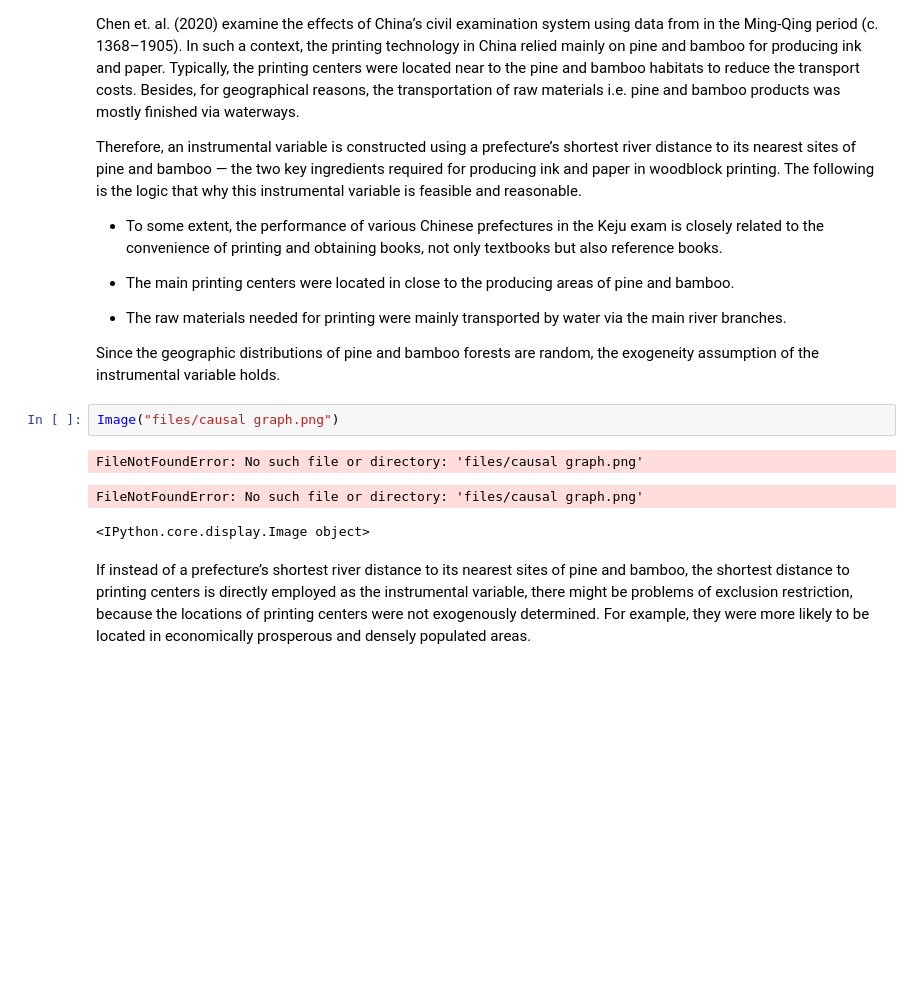
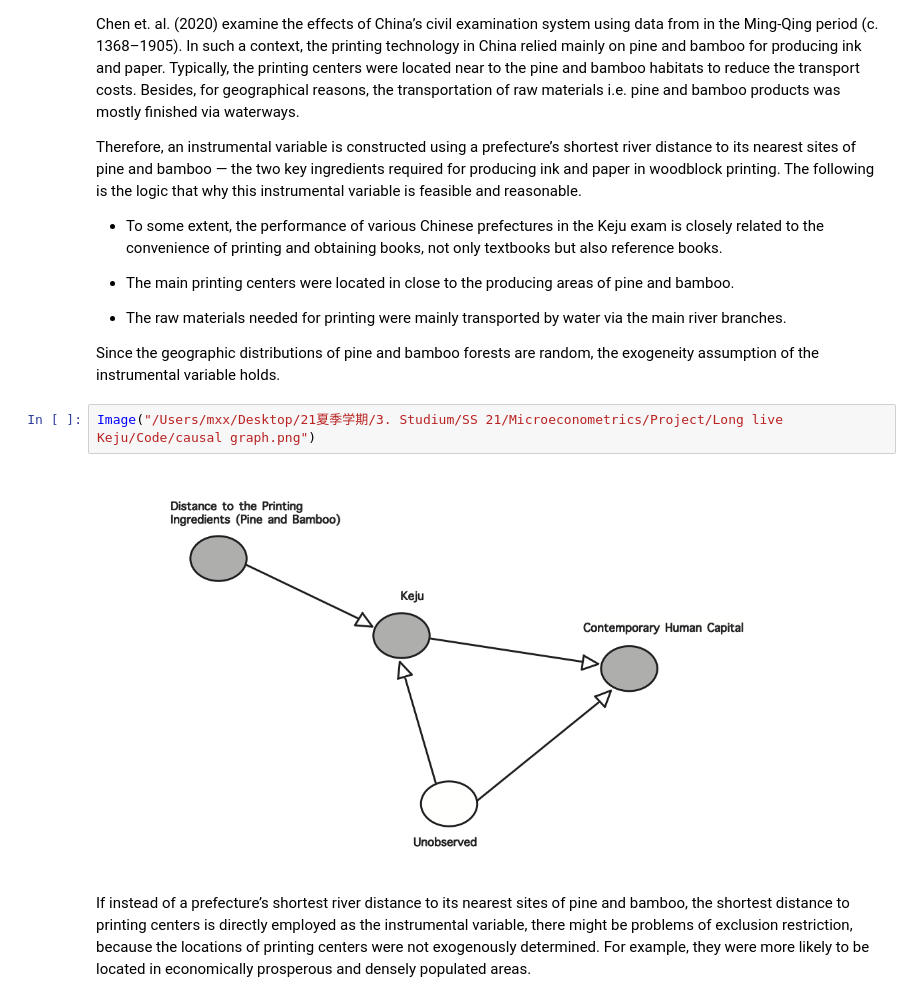
Before and after one commit to Mengxi-20/ose-data-science-course-project-Mengxi-20, a Jupyter notebook: replication-notebook.ipynb, the cells around one changed output. Drawn from its saved outputs; the diff is of its cells as text; blank space fills up the shorter version.

```diff
--- a/replication-notebook.ipynb
+++ b/replication-notebook.ipynb
@@ -71,12 +71,10 @@ Therefore, an instrumental variable is constructed using a prefecture’s shorte
 * The raw materials needed for printing were mainly transported by water via the main river branches.
 
 Since the geographic distributions of pine and bamboo forests are random, the exogeneity assumption of the instrumental variable holds.
-# %%
-Image("files/causal graph.png")
-# %% [output]
-FileNotFoundError: No such file or directory: 'files/causal graph.png'
-FileNotFoundError: No such file or directory: 'files/causal graph.png'
-<IPython.core.display.Image object>
+# %%
+Image("/Users/mxx/Desktop/21夏季学期/3. Studium/SS 21/Microeconometrics/Project/Long live Keju/Code/causal graph.png")
+# %% [output]
+[figure, added]
 # %% [markdown]
 If instead of a prefecture’s shortest river distance to its nearest sites of pine and bamboo, the shortest distance to printing centers is directly employed as the instrumental variable, there might be problems of exclusion restriction, because the locations of printing centers were not exogenously determined. For example, they were more likely to be located in economically prosperous and densely populated areas.
 # %% [markdown]
```
Also changed, not shown: parts of 3 cells of this notebook.
